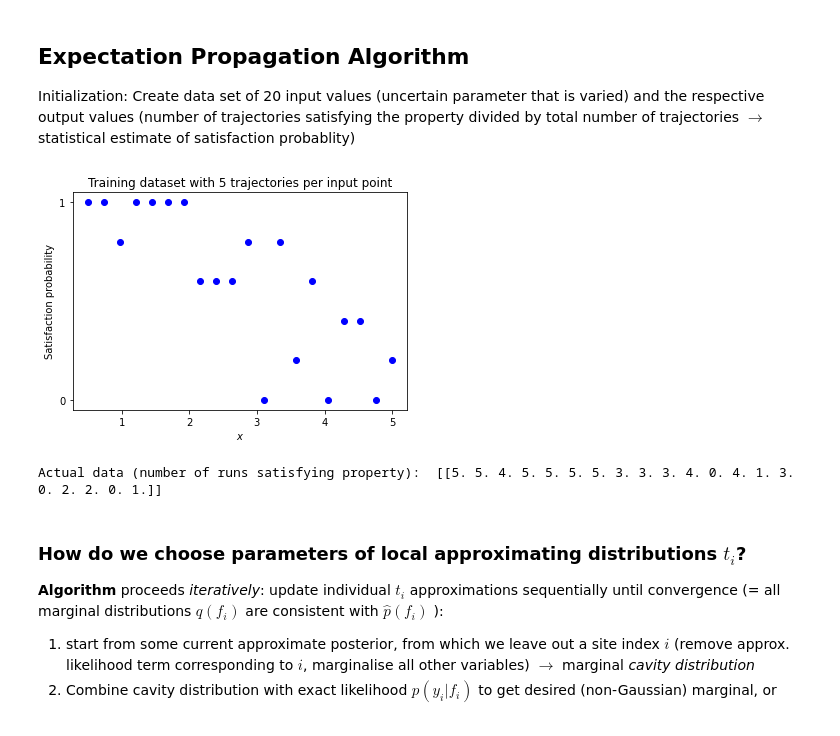
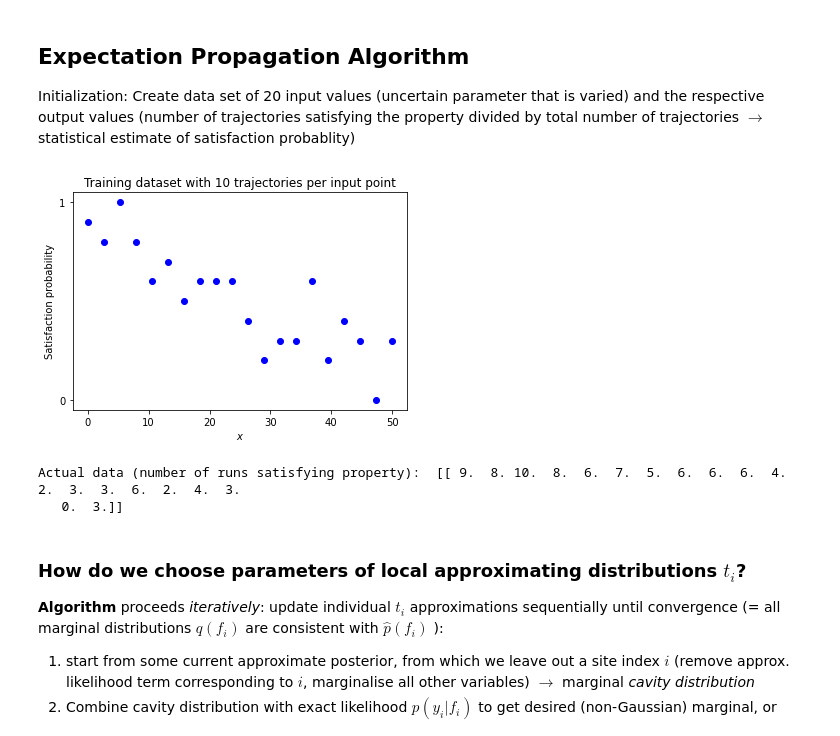
Before and after one commit to juliakln/MasterThesis, a Jupyter notebook: gpr/Smoothed Model Checking - multiple observations.ipynb, the cells around one changed output. Saved outputs shown, nothing was run; the diff lists cells and outputs as text; code cells hidden in the pictures.

```diff
--- a/gpr/Smoothed Model Checking - multiple observations.ipynb
+++ b/gpr/Smoothed Model Checking - multiple observations.ipynb
@@ -625,32 +625,40 @@ Initialization: Create data set of 20 input values (uncertain parameter that is
 # %%
 ## configuration and data
 
 simulation_runs = scale = 5  # number of trajectories per input point
 paramValueSet = np.linspace(0.5, 5, 20).reshape(-1,1) # uncertain input parameter that is varied = population size
 datapoints = len(paramValueSet)  # number of input points
 paramValueOutputs = np.array([1,1,0.8,1,1,1,1,0.6,0.6,0.6,0.8,0,0.8,0.2,0.6,0,0.4,0.4,0,0.2]).reshape(-1,1) # statistical outputs of satisfaction
 data = trainingSet = [paramValueSet, paramValueOutputs] # set as training set for GP
 
+simulation_runs = scale = 10  # number of trajectories per input point
+paramValueSet = np.linspace(0, 50, 20).reshape(-1,1) # uncertain input parameter that is varied = population size
+datapoints = len(paramValueSet)  # number of input points
+paramValueOutputs = (np.array([9,8,10,8,6,7,5,6,6,6,4,2,3,3,6,2,4,3,0,3])/scale).reshape(-1,1) # statistical outputs of satisfaction
+data = trainingSet = [paramValueSet, paramValueOutputs] # set as training set for GP
+
+
 correction = 1e-4
 
 # define default hyperparameters for all kernels
 params = {'var': 1/scale,
-          'ell': 1,
+          'ell': 3,
           'var_b': 1,
           'off': 1}
 
 # plot training data
 plt.scatter(paramValueSet, paramValueOutputs, marker='o', c='blue')
 plt.title(f'Training dataset with {simulation_runs} trajectories per input point')
 plt.xlabel('$x$')
 plt.ylabel('Satisfaction probability')
 plt.yticks([0, 1])
 plt.show()
 
 print("Actual data (number of runs satisfying property): ", (paramValueOutputs * scale).reshape(1,-1))
 # %% [output]
-[figure, old version]
+[figure, new version]
-Actual data (number of runs satisfying property):  [[5. 5. 4. 5. 5. 5. 5. 3. 3. 3. 4. 0. 4. 1. 3. 0. 2. 2. 0. 1.]]
+Actual data (number of runs satisfying property):  [[ 9.  8. 10.  8.  6.  7.  5.  6.  6.  6.  4.  2.  3.  3.  6.  2.  4.  3.
+   0.  3.]]
 # %% [markdown]
 
 ### How do we choose parameters of local approximating distributions $t_i$?
```
Also changed, not shown: parts of 3 cells of this notebook, 1 other file.
